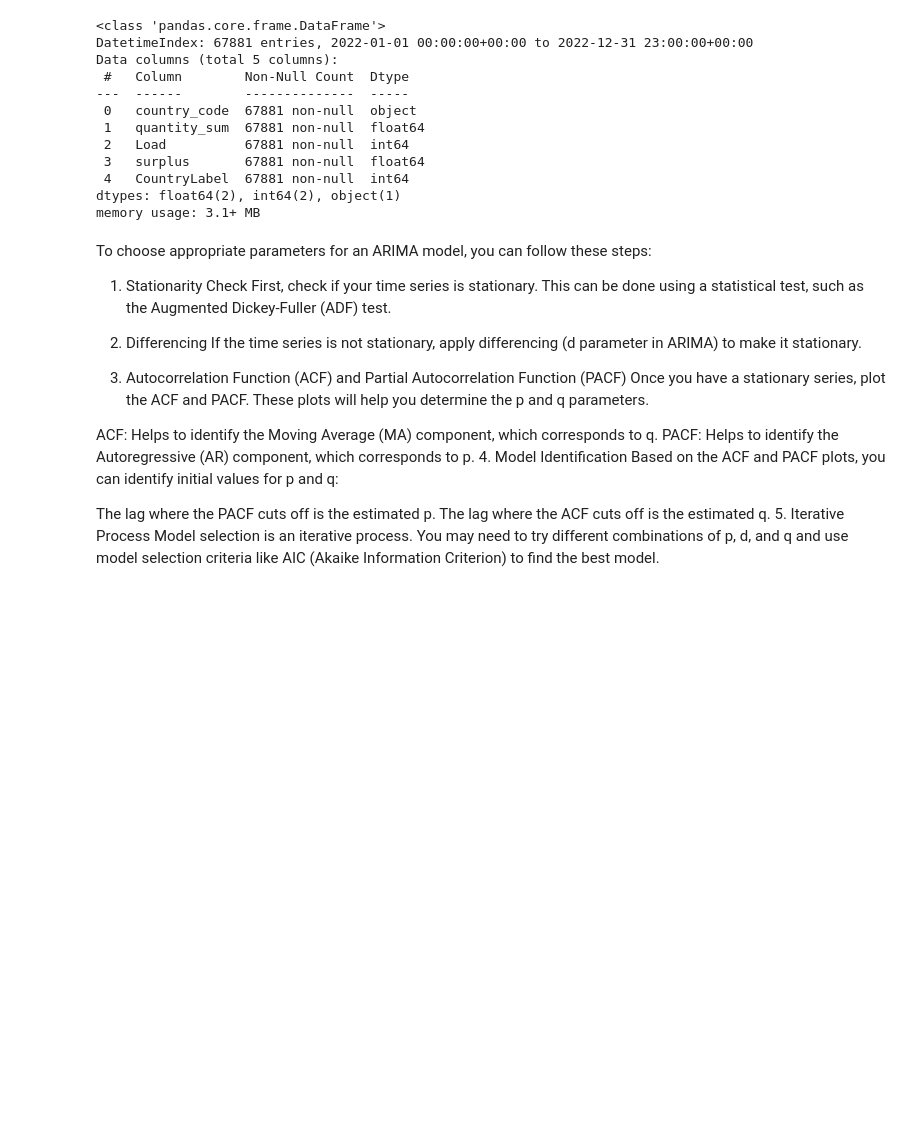
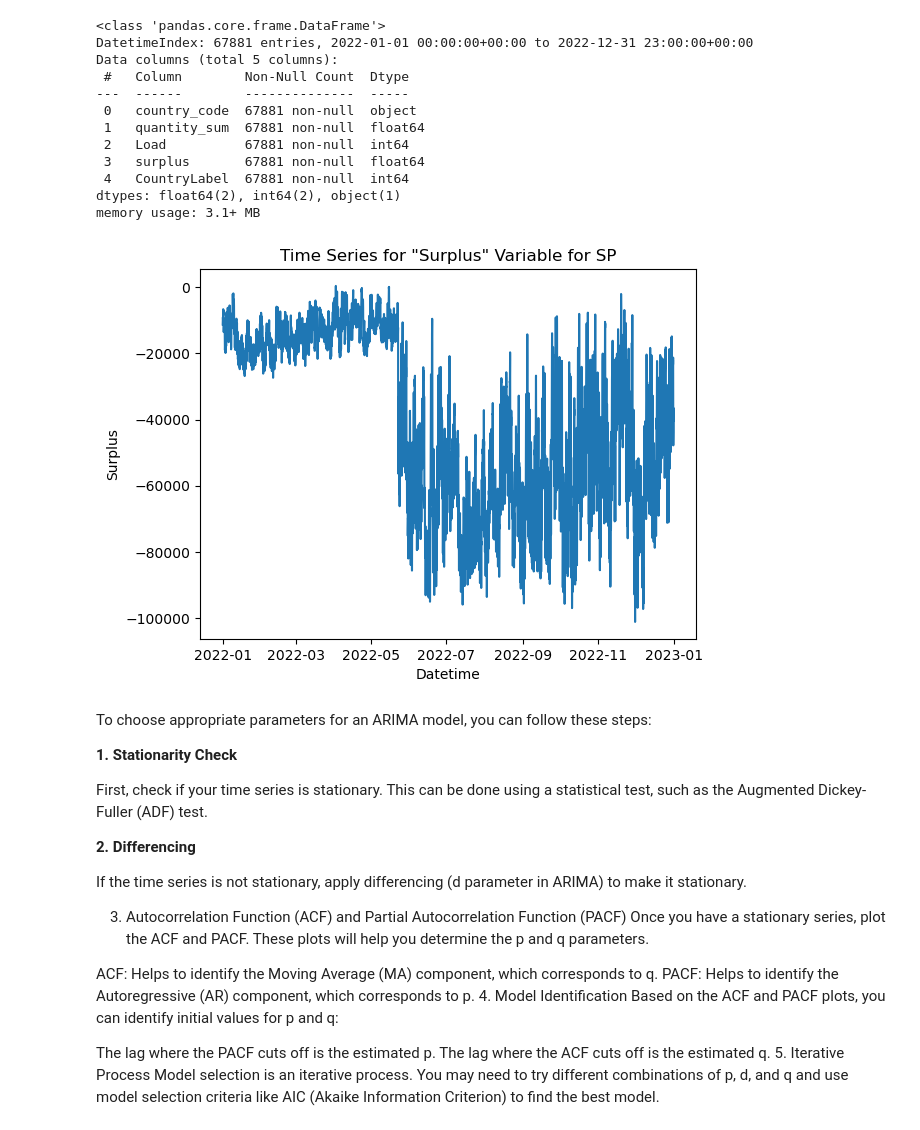
Before and after one commit to JuanNeuenschwandesBTS/MachineDreamerHackatom, a Jupyter notebook: 3_EDA/EDA.ipynb, the cells around one changed output. Cells and saved outputs as stored; diff of their text form; code cells hidden in the pictures; blank space fills up the shorter version.

```diff
--- a/3_EDA/EDA.ipynb
+++ b/3_EDA/EDA.ipynb
@@ -203,6 +205,24 @@ Data columns (total 5 columns):
  4   CountryLabel  67881 non-null  int64
 dtypes: float64(2), int64(2), object(1)
 memory usage: 3.1+ MB
+# %%
+arima_df = eda_df[eda_df['country_code'] == 'SP']
+# %%
+# Graficar la columna 'quantity'
+plt.plot(arima_df.index, arima_df['surplus'])
+
+# Añadir etiquetas y título
+plt.xlabel('Datetime')
+plt.ylabel('Surplus')
+plt.title('Time Series for "Surplus" Variable for SP')
+
+# Mostrar la leyenda si es necesario
+# plt.legend(['quantity'])
+
+# Mostrar el gráfico
+plt.show()
+# %% [output]
+[figure, added]
 # %%
 p = 1  # replace with actual
 d = 1  # replace with actual
@@ -226,10 +246,12 @@ conf_int = forecast.conf_int()
 # %% [markdown]
 To choose appropriate parameters for an ARIMA model, you can follow these steps:
 
-1. Stationarity Check
+**1. Stationarity Check**
+
 First, check if your time series is stationary. This can be done using a statistical test, such as the Augmented Dickey-Fuller (ADF) test.
 
-2. Differencing
+**2. Differencing**
+
 If the time series is not stationary, apply differencing (d parameter in ARIMA) to make it stationary.
 
 3. Autocorrelation Function (ACF) and Partial Autocorrelation Function (PACF)
```
Also changed, not shown: parts of 22 cells of this notebook, 2 other files.
